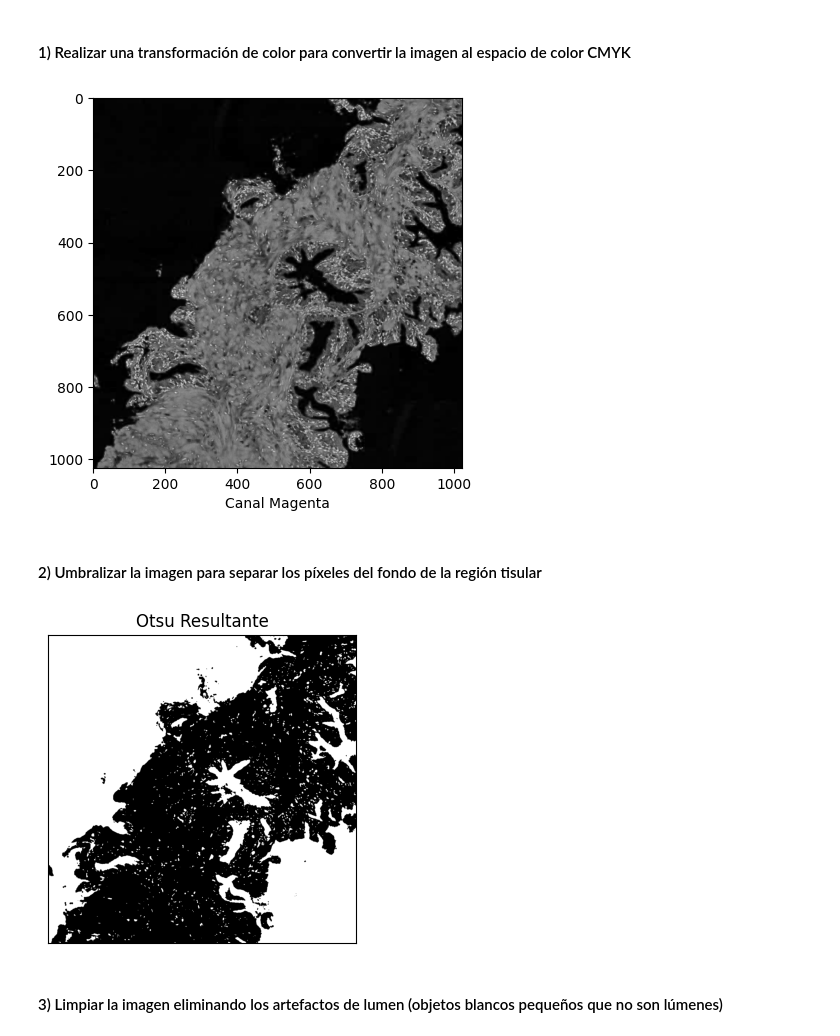
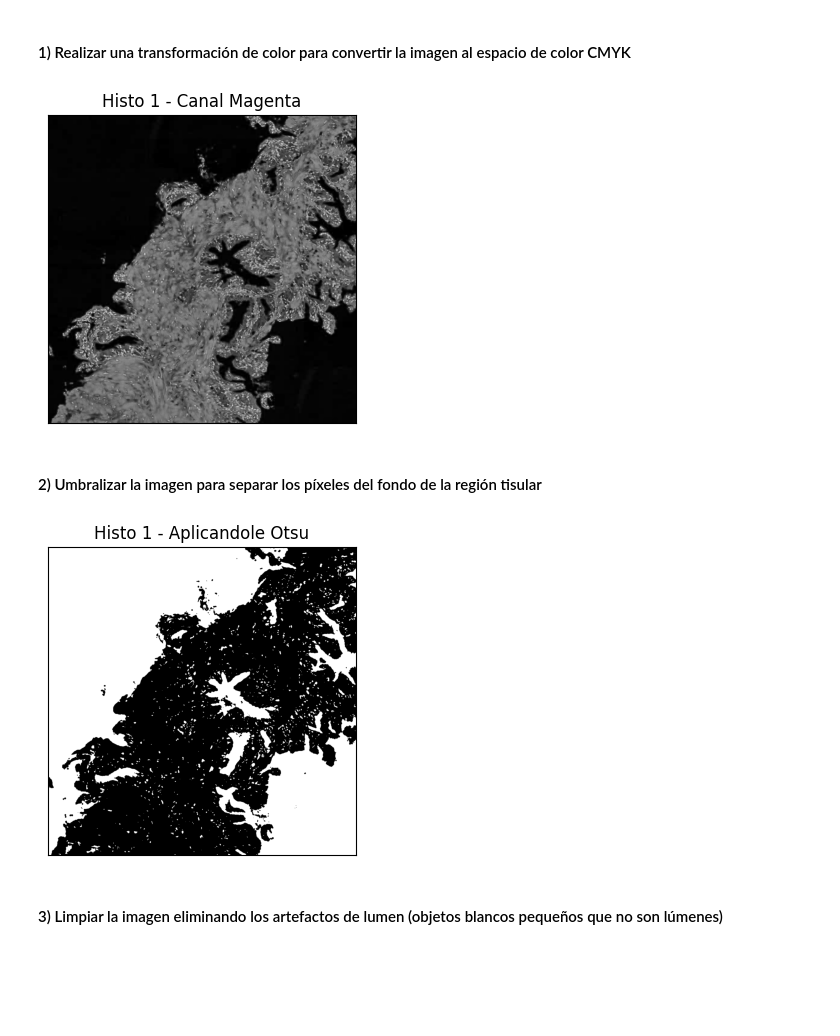
Before and after one commit to cedaniel200/viu-aprendizaje-supervisado, a Jupyter notebook: actividades/Actividad_Computer_Vision_C1_MenesesGuevara_CesarDaniel.ipynb, the cells around one changed output. Cells and saved outputs as stored; diff of their text form; code cells hidden in the pictures; blank space fills up the shorter version.

```diff
--- a/actividades/Actividad_Computer_Vision_C1_MenesesGuevara_CesarDaniel.ipynb
+++ b/actividades/Actividad_Computer_Vision_C1_MenesesGuevara_CesarDaniel.ipynb
@@ -8,7 +8,7 @@ from skimage import io
 import numpy as np
 import cv2
 
-def nomalizar_visualizar(ruta_imagen):
+def get_imagen_original_normalizada(ruta_imagen):
     # Utilizar la librería skimage.io para leer la imagen 'histo_x.jpg' en formato RGB.
     img = io.imread(ruta_imagen)
 
@@ -16,11 +16,17 @@ def nomalizar_visualizar(ruta_imagen):
     rgb = img.copy()
     rgb_normalizada = rgb.astype('uint8')/255
 
-    # Visualizar la imagen
-    plt.imshow(rgb_normalizada)
+    return rgb, rgb_normalizada
+
+def visualizar_imagen(imagen, titulo):
+    fig, axes = plt.subplots(1, 1, figsize=(10, 4))
+    axes.imshow(imagen, cmap='gray');
+    axes.set_title(titulo);
+    axes.set_xticks([]);
+    axes.set_yticks([])
+    axes.set_visible(True)
     plt.show()
 
-    return rgb_normalizada.copy()
-
-histo_1_normalizada = nomalizar_visualizar('./histo_1.jpg')
+histo_1, histo_1_normalizada = get_imagen_original_normalizada('./histo_1.jpg')
+visualizar_imagen(histo_1_normalizada, "Histo 1")
 # %% [output]
@@ -30,32 +36,23 @@ histo_1_normalizada = nomalizar_visualizar('./histo_1.jpg')
 # %%
 def obtener_CMYK(imagen_normalizada):
     with np.errstate(invalid='ignore', divide='ignore'):
         K = 1 - np.max(imagen_normalizada, axis=2)
         C = (1-imagen_normalizada[:,:,0]-K)/(1-K)
         M = (1-imagen_normalizada[:,:,1]-K)/(1-K)
         Y = (1-imagen_normalizada[:,:,2]-K)/(1-K)
 
     CMYK = (np.dstack((C,M,Y,K))*255).astype('uint8')
     C,M,Y,K = cv2.split(CMYK)
     return C,M,Y,K
 
-def visualizar_imagen(imagen, titulo):
-    fig, axes = plt.subplots(1, 1, figsize=(10, 4))
-    axes.imshow(imagen, cmap='gray');
-    axes.set_title(titulo);
-    axes.set_xticks([]);
-    axes.set_yticks([])
-    axes.set_visible(True)
-    plt.show()
-
-
 
 # Extraer la componente magenta de la imagen (que corresponde a la región tisular)
 # Visualizar la imagen del canal magenta
 histo_1_C, histo_1_M, histo_1_Y, histo_1_K = obtener_CMYK(histo_1_normalizada)
-visualizar_canal(histo_1_M.astype('uint8'), 'Canal Magenta')
+
+visualizar_imagen(histo_1_M.astype('uint8'), 'Histo 1 - Canal Magenta')
 # %% [output]
-[figure, old version]
+[figure, new version]
 # %% [markdown]
 #### 2) Umbralizar la imagen para separar los píxeles del fondo de la región tisular
 # %%
@@ -78,14 +75,13 @@ def aplicar_filtro_gauss_outsu_y_visualizar(imagen):
     _, gaussian_blur_mask = cv2.threshold(gaussian_blur, 0, 1, cv2.THRESH_BINARY + cv2.THRESH_OTSU)
     _, otsu_mask = cv2.threshold(gaussian_blur_mask, 0, 1, cv2.THRESH_OTSU)
 
-    visualizar_imagen(otsu_mask, "Otsu Resultante")
+    visualizar_imagen(otsu_mask, "Histo 1 - Aplicandole Otsu")
 
     return otsu_mask
 
-
 histo_1_otsu_mask = aplicar_filtro_gauss_outsu_y_visualizar(histo_1_normalizada)
 # %% [output]
-[figure, old version]
+[figure, new version]
 # %% [markdown]
 #### 3) Limpiar la imagen eliminando los artefactos de lumen (objetos blancos pequeños que no son lúmenes)
 # %%
```
Also changed, not shown: parts of 19 cells of this notebook, 1 other file.
